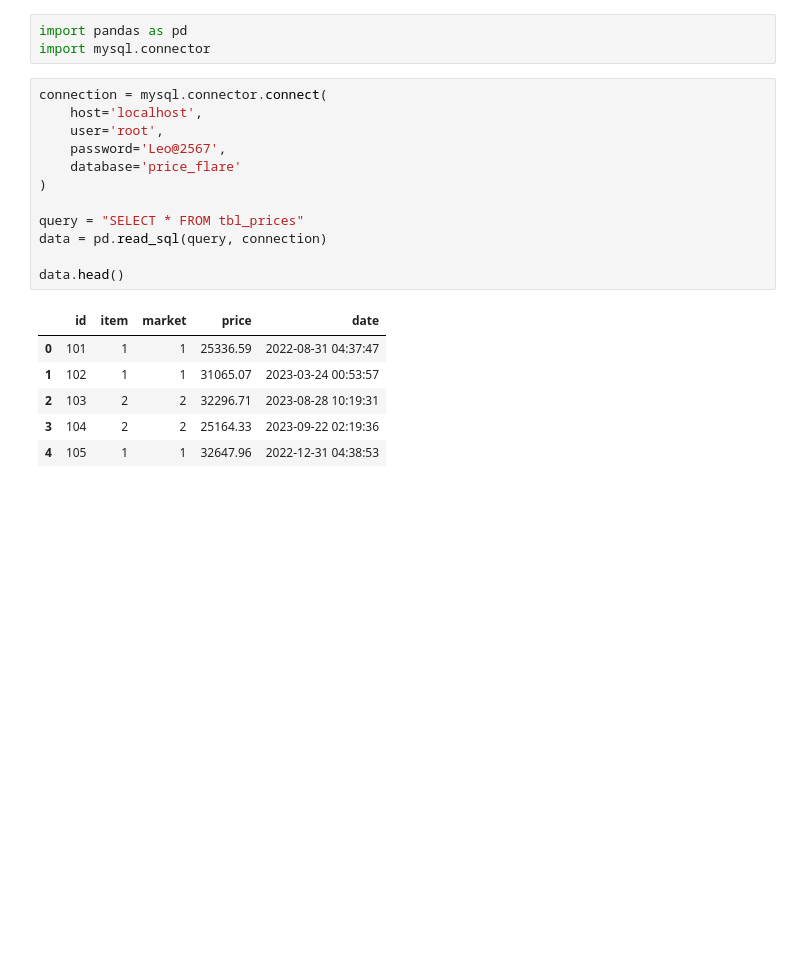
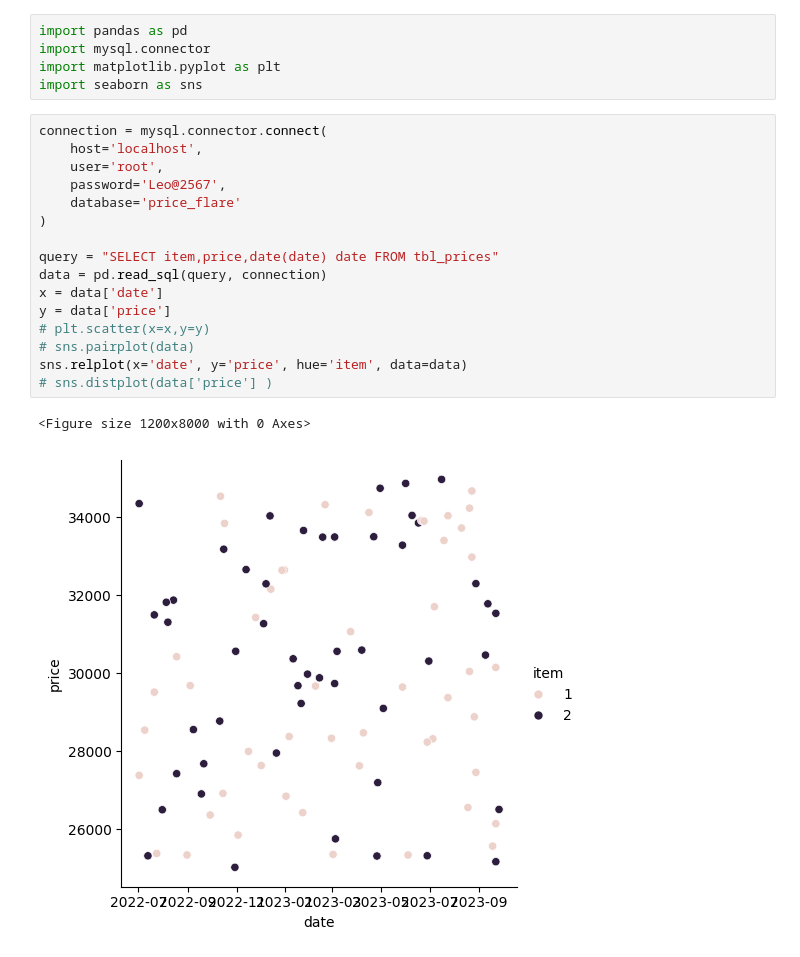
Before and after one commit to Kisekka-Alexander/Prices-Flare, a Jupyter notebook: notebook.ipynb, the cells around one changed output. Drawn from its saved outputs; the diff is of its cells as text; blank space fills up the shorter version.

```diff
--- a/notebook.ipynb
+++ b/notebook.ipynb
@@ -1,22 +1,24 @@
 # %%
 import pandas as pd
 import mysql.connector
+import matplotlib.pyplot as plt
+import seaborn as sns
 # %%
 connection = mysql.connector.connect(
     host='localhost',
     user='root',
     password='Leo@2567',
     database='price_flare'
 )
 
-query = "SELECT * FROM tbl_prices"
+query = "SELECT item,price,date(date) date FROM tbl_prices"
 data = pd.read_sql(query, connection)
-
-data.head()
+x = data['date']
+y = data['price']
+# plt.scatter(x=x,y=y)
+# sns.pairplot(data)
+sns.relplot(x='date', y='price', hue='item', data=data)
+# sns.distplot(data['price'] )
 # %% [output]
-|  | id | item | market | price | date |
-| 0 | 101 | 1 | 1 | 25336.59 | 2022-08-31 04:37:47 |
-| 1 | 102 | 1 | 1 | 31065.07 | 2023-03-24 00:53:57 |
-| 2 | 103 | 2 | 2 | 32296.71 | 2023-08-28 10:19:31 |
-| 3 | 104 | 2 | 2 | 25164.33 | 2023-09-22 02:19:36 |
-| 4 | 105 | 1 | 1 | 32647.96 | 2022-12-31 04:38:53 |
+<Figure size 1200x8000 with 0 Axes>
+[figure, added]
```
Also changed, not shown: 2 other files.
